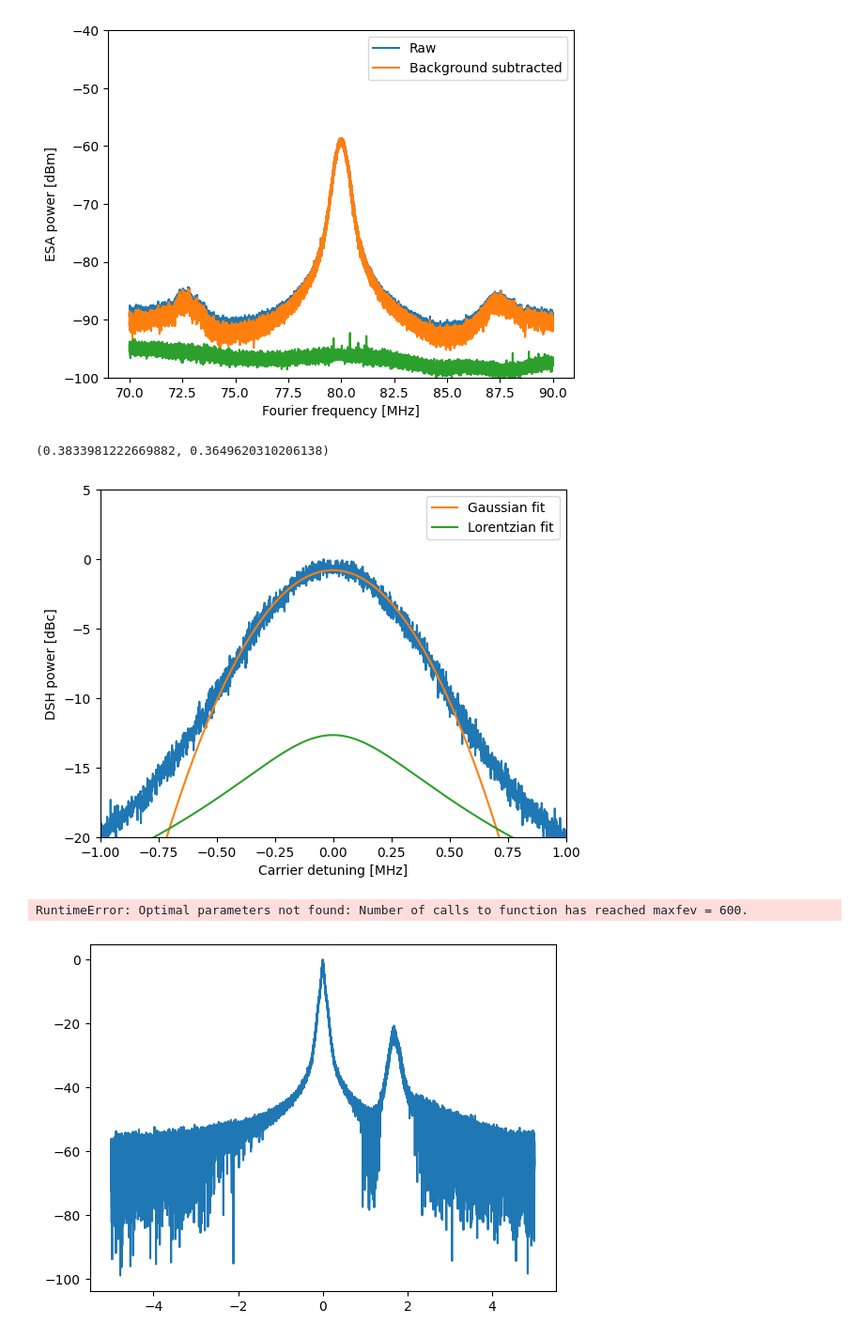
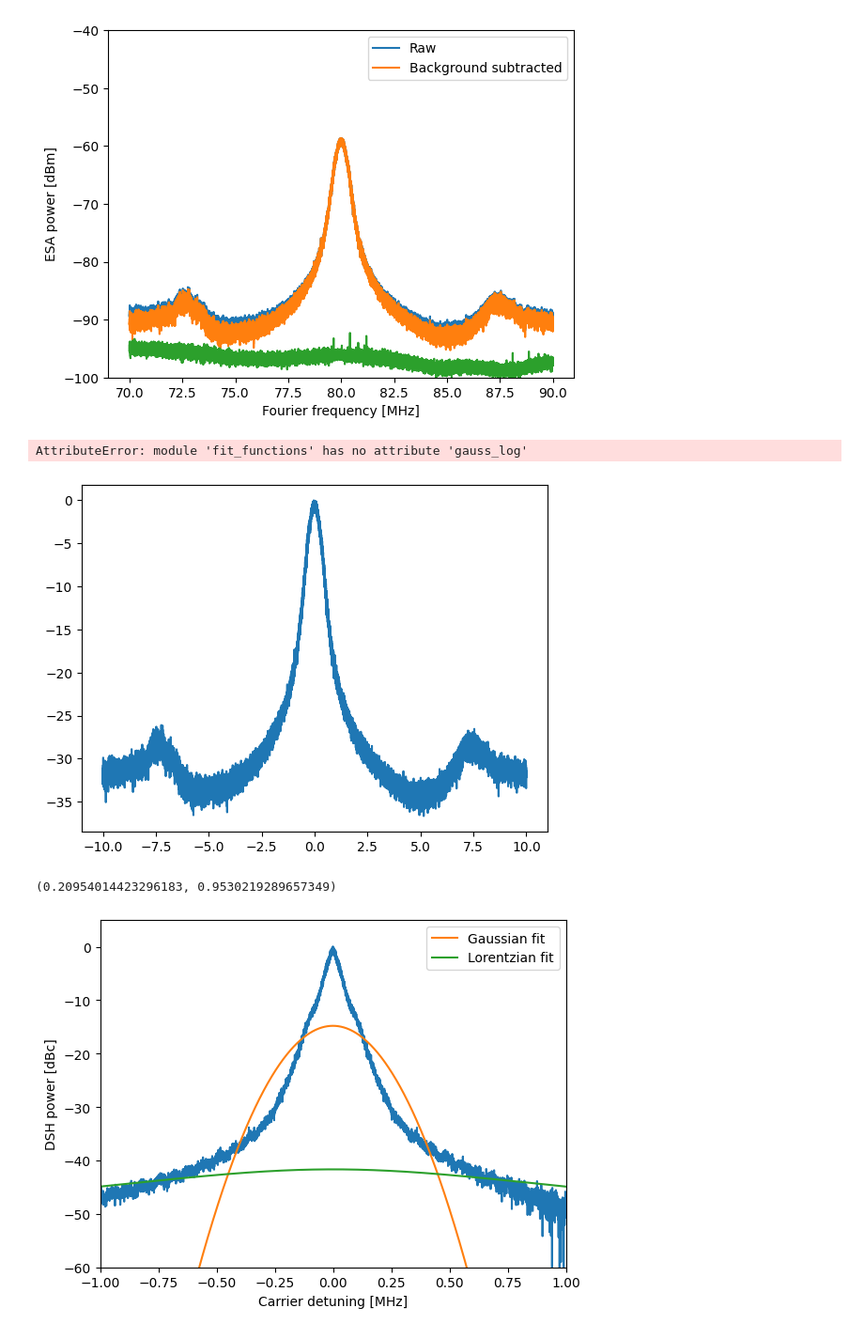
Before and after one commit to auphotonicLab/PICLab-narrow-linewidth, a Jupyter notebook: feedback-u-shaped-laser/U shaped single measurements.ipynb, the cells around one changed output. Shown at 94% size. Drawn from its saved outputs; the diff is of its cells as text; code cells hidden in the pictures.

```diff
--- a/feedback-u-shaped-laser/U shaped single measurements.ipynb
+++ b/feedback-u-shaped-laser/U shaped single measurements.ipynb
@@ -120,9 +127,9 @@ get_close_spectrum_from_folder(directory6,k=1)
         -106.44161112, -105.1007395 ]))
 [figure]
 # %%
-fs, ps = get_subtracted_background(peak1,peak1_bg,k=1)
-fs_bg, ps_bg = get_esa_data(peak1_bg)
-plot_spectrum(fs_bg, ps_bg)
+fs, ps = dp.get_subtracted_background(peak1,peak1_bg,k=1)
+fs_bg, ps_bg = ld.get_esa_data(peak1_bg)
+ld.plot_spectrum(fs_bg, ps_bg)
 fs = fs - 80
 ps = ps - max(ps)
 plt.ylim([-100,-40])
@@ -132,19 +139,19 @@ plt.legend()
 [figure]
 # %%
 #fs, ps = get_close_spectrum_from_folder(directory)
-gauss_fwhm, lor_fwhm = fit_profile(fs,ps,.5,2,3)
+gauss_fwhm, lor_fwhm = dp.fit_profile(fs,ps,.5,2,3)
 plt.xlim([-1,1])
-plt.ylim([-20,5])
-gauss_fwhm/np.sqrt(2), lor_fwhm/2
+plt.ylim([-5,5])
+gauss_fwhm
 # %% [output]
-(0.3833981222669882, 0.3649620310206138)
+AttributeError: module 'fit_functions' has no attribute 'gauss_log'
-[figure, old version]
+[figure, new version]
 # %%
-gauss_fwhm, lor_fwhm = fit_profile_from_folder(directory3,.5,.4,.8)
+gauss_fwhm, lor_fwhm = dp.fit_profile_from_folder(directory3,.5,1,3)
 plt.xlim([-1,1])
 plt.ylim([-60,5])
 gauss_fwhm/np.sqrt(2), lor_fwhm/2
 # %% [output]
-RuntimeError: Optimal parameters not found: Number of calls to function has reached maxfev = 600.
+(0.20954014423296183, 0.9530219289657349)
-[figure, old version]
+[figure, new version]
 # %%
```
Also changed, not shown: parts of 6 cells of this notebook, 3 other files.
